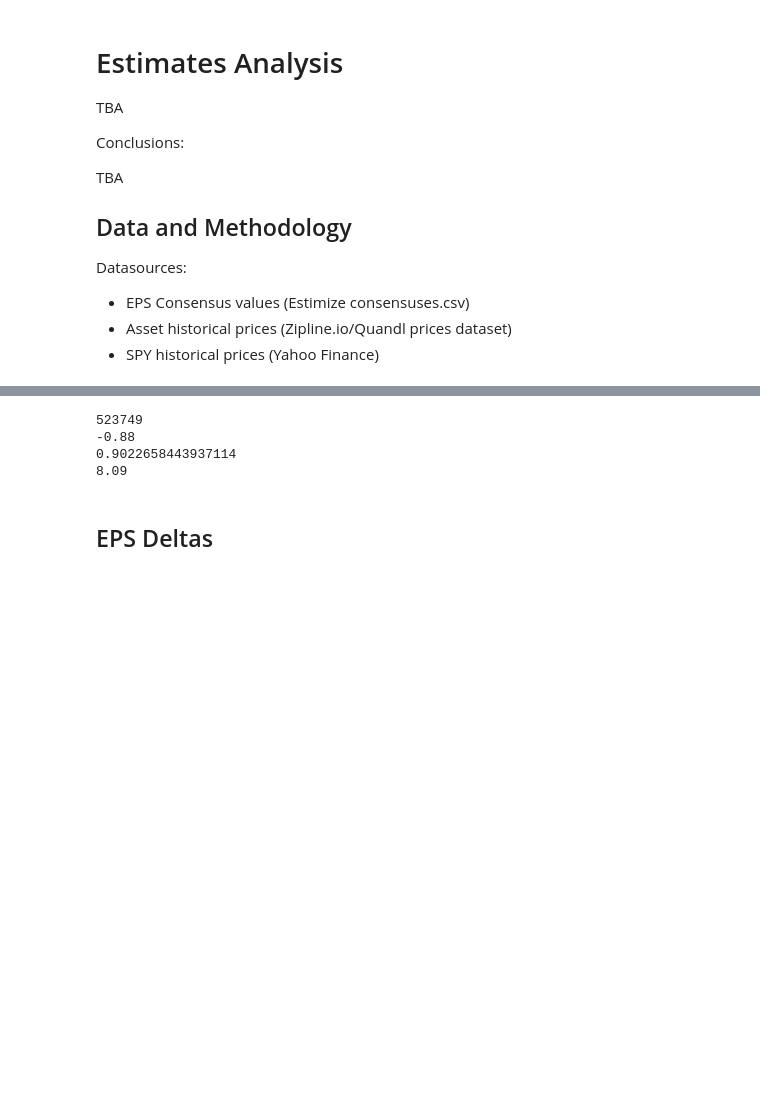
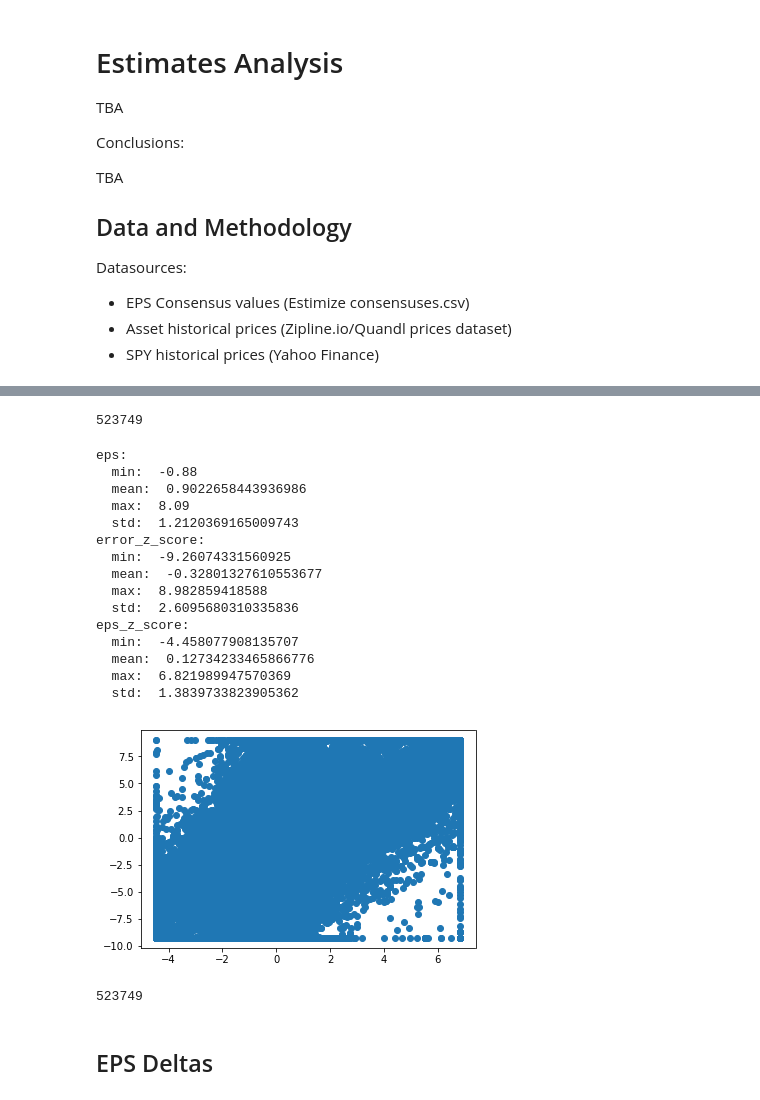
Before and after one commit to Estimize/estimize-research-py, a Jupyter notebook: notebooks/estimates_analysis.ipynb, the cells around one changed output, grey strips where cells are left out. Saved outputs shown, nothing was run; the diff lists cells and outputs as text; code cells hidden in the pictures; blank space fills up the shorter version.

Commit message:
Adding some more stats to debug an issue

```diff
--- a/notebooks/estimates_analysis.ipynb
+++ b/notebooks/estimates_analysis.ipynb
@@ -56,6 +56,13 @@ estimates_service = injector.get(EstimatesService)
 releases_service = injector.get(ReleasesService)
 estimize_consensus_service = injector.get(EstimizeConsensusService)
 # %%
+def display_stats(df, column):
+    print('{}:'.format(column))
+    print('  min: ', df[column].min())
+    print('  mean: ', df[column].mean())
+    print('  max: ', df[column].max())
+    print('  std: ', df[column].std())
+
 def get_estimates(start_date, end_date):
     rdf = releases_service.get_releases(start_date, end_date)
     rdf.reset_index(inplace=True)
@@ -85,12 +92,13 @@ def get_estimates(start_date, end_date):
     df.reset_index(inplace=True)
 
     df = df[['as_of_date', 'created_at', 'reports_at_date', 'bmo', 'sector', 'industry', 'asset', 'release_id', 'user_id', 'eps', 'estimize.eps.mean', 'estimize.eps.sd', 'estimize.eps.weighted', 'wallstreet.eps', 'actual.eps']]
-    df['eps'] = mstats.winsorize(df['eps'], limits=[0.01, 0.01])
 
     return df
 
 def get_estimate_factors(df):
     df = df.copy()
+
+    df['eps'] = mstats.winsorize(df['eps'], limits=[0.01, 0.01])
     df['error_z_score'] = (df['eps'] - df['actual.eps']) / (df['estimize.eps.sd'] + 0.01)
     df['eps_z_score'] = (df['eps'] - df['estimize.eps.mean']) / (df['estimize.eps.sd'] + 0.01)
     df['ttr'] = df['as_of_date'].subtract(df['created_at']).dt.total_seconds() / timedelta(days=1).total_seconds()
@@ -161,3 +169,8 @@ def get_observations(start_date, end_date, direction=None):
     df.reset_index(inplace=True)
 
     return df
+# %%
+start_date = '2012-01-01'
+end_date = '2018-01-01'
+edf = get_estimates(start_date, end_date)
+print(len(edf))
@@ -164,24 +199,40 @@ def get_observations(start_date, end_date, direction=None):
+# %%
+fdf = get_estimate_factors(edf)
+print(len(fdf))
+# %% [output]
+523749
+# %%
+display_stats(fdf, 'eps')
+display_stats(fdf, 'error_z_score')
+display_stats(fdf, 'eps_z_score')
+
+plt.scatter(fdf['eps_z_score'], fdf['error_z_score'])
+plt.show()
+# %% [output]
+eps:
+  min:  -0.88
+  mean:  0.9022658443936986
+  max:  8.09
+  std:  1.2120369165009743
+error_z_score:
+  min:  -9.26074331560925
+  mean:  -0.32801327610553677
+  max:  8.982859418588
+  std:  2.6095680310335836
+eps_z_score:
+  min:  -4.458077908135707
+  mean:  0.12734233465866776
+  max:  6.821989947570369
+  std:  1.3839733823905362
+[figure, added]
 # %%
 start_date = '2012-01-01'
 end_date = '2018-01-01'
 
 odf = get_observations(start_date, end_date, direction=None)
 print(len(odf))
-print(odf.eps.min())
-print(odf.eps.mean())
-print(odf.eps.max())
-
-# asset = asset_service.get_asset('AAPL')
-# asset = asset_service.get_asset('AMZN')
-# asset = asset_service.get_asset('FB')
-# asset = asset_service.get_asset('GOOGL')
-# odf = odf[odf['asset'] == asset]
-# print(len(odf))
 # %% [output]
 523749
--0.88
-0.9022658443937114
-8.09
 # %% [markdown]
 ## EPS Deltas
 # %%
```
Also changed, not shown: parts of 4 cells of this notebook.
